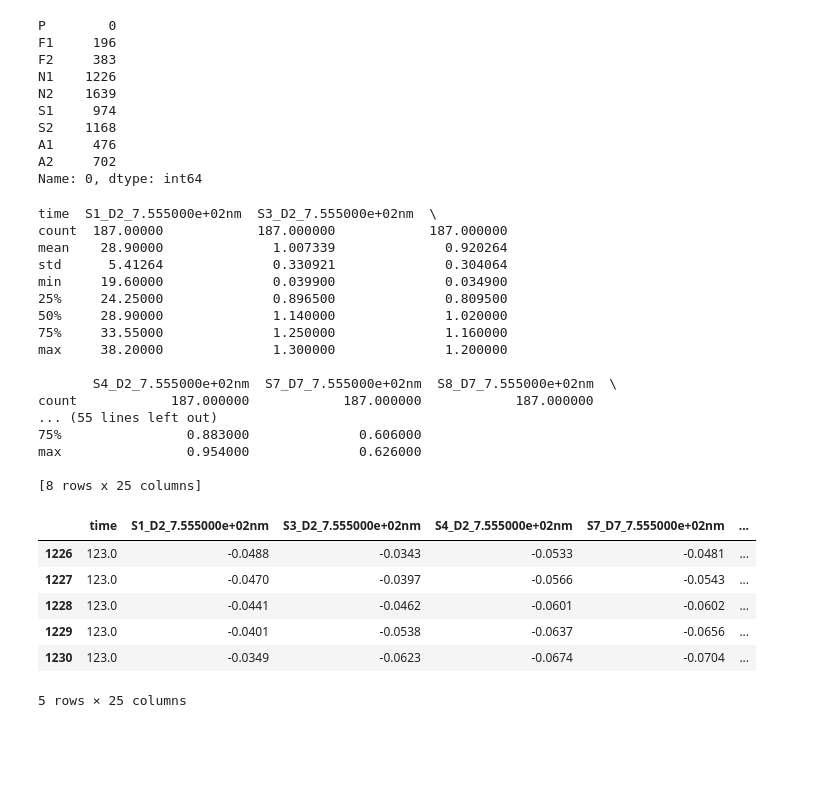
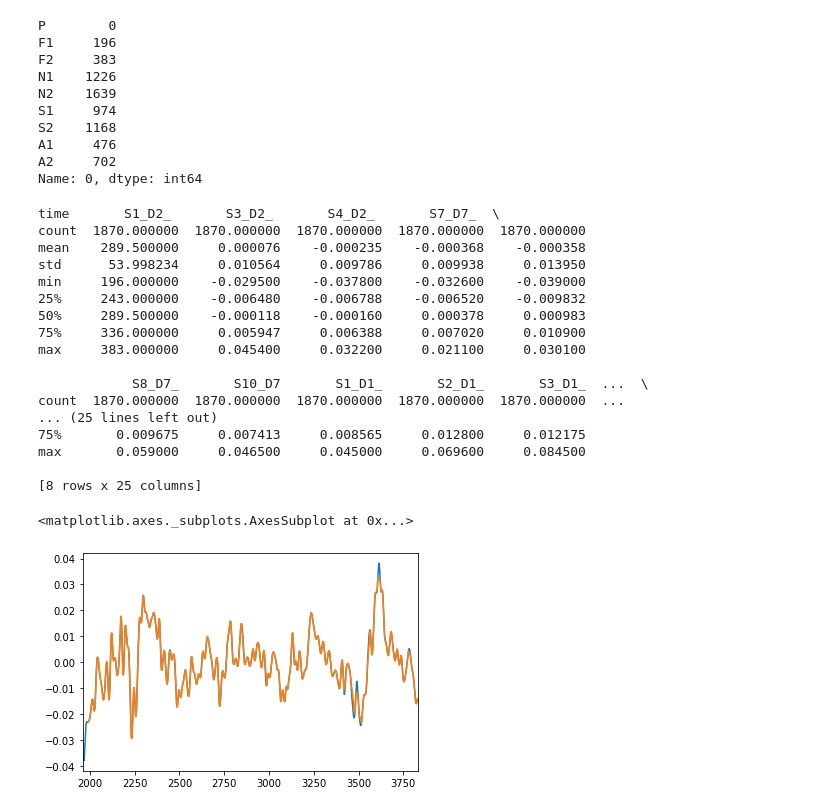
Before and after one commit to siqiyaoyao/fnirsAnalysis_Valve, a Jupyter notebook: blockAnalysis.ipynb, the cells around one changed output. Cells and saved outputs as stored; diff of their text form; code cells hidden in the pictures; blank space fills up the shorter version.

```diff
--- a/blockAnalysis.ipynb
+++ b/blockAnalysis.ipynb
@@ -70,40 +63,41 @@ A1     476
 A2     702
 Name: 0, dtype: int64
 # %%
-L1_start = singleLabel['F1']
-L1_end = singleLabel['F2']
-L2_start = singleLabel['S1']
-L2_end = singleLabel['S2']
-N_start = singleLabel['N1']
-N_end = singleLabel['N2']
-A_start = singleLabel['A1']
-A_end = singleLabel['A2']
+L1_start = singleLabel['F1']*10
+L1_end = singleLabel['F2']*10
+L2_start = singleLabel['S1']*10
+L2_end = singleLabel['S2']*10
+N_start = singleLabel['N1']*10
+N_end = singleLabel['N2']*10
+A_start = singleLabel['A1']*10
+A_end = singleLabel['A2']*10
 # %%
 
-c = [] # whole data
+segs = [] # whole data
 data = rawdata
-segs.append(rawdata.loc[range(L1_start,L1_end)])  # learning 1
-segs.append(rawdata.loc[range(L2_start,L2_end)])  # learning 2
-segs.append(rawdata.loc[range(N_start,N_end)])  # Non
-segs.append(rawdata.loc[range(A_start ,A_end)])
+# print(data.describe())
+segs.append(data.loc[range(L1_start,L1_end)])  # learning 1
+segs.append(data.loc[range(L2_start,L2_end)])  # learning 2
+segs.append(data.loc[range(N_start,N_end)])  # Non
+segs.append(data.loc[range(A_start ,A_end)])
 # print(rawdata.describe())
 print(segs[0].describe())
 # %% [output]
-time  S1_D2_7.555000e+02nm  S3_D2_7.555000e+02nm  \
-count  187.00000            187.000000            187.000000
-mean    28.90000              1.007339              0.920264
-std      5.41264              0.330921              0.304064
-min     19.60000              0.039900              0.034900
-25%     24.25000              0.896500              0.809500
-50%     28.90000              1.140000              1.020000
-75%     33.55000              1.250000              1.160000
-max     38.20000              1.300000              1.200000
+time       S1_D2_       S3_D2_       S4_D2_       S7_D7_  \
+count  1870.000000  1870.000000  1870.000000  1870.000000  1870.000000
+mean    289.500000     0.000076    -0.000235    -0.000368    -0.000358
+std      53.998234     0.010564     0.009786     0.009938     0.013950
+min     196.000000    -0.029500    -0.037800    -0.032600    -0.039000
+25%     243.000000    -0.006480    -0.006788    -0.006520    -0.009832
+50%     289.500000    -0.000118    -0.000160     0.000378     0.000983
+75%     336.000000     0.005947     0.006388     0.007020     0.010900
+max     383.000000     0.045400     0.032200     0.021100     0.030100
 
-       S4_D2_7.555000e+02nm  S7_D7_7.555000e+02nm  S8_D7_7.555000e+02nm  \
-count            187.000000            187.000000            187.000000
-... (55 lines left out)
-75%                0.883000              0.606000
-max                0.954000              0.626000
+            S8_D7_       S10_D7       S1_D1_       S2_D1_       S3_D1_  ...  \
+count  1870.000000  1870.000000  1870.000000  1870.000000  1870.000000  ...
+... (25 lines left out)
+75%       0.009675     0.007413     0.008565     0.012800     0.012175
+max       0.059000     0.046500     0.045000     0.069600     0.084500
 
 [8 rows x 25 columns]
 # %%
@@ -115,13 +109,9 @@ for k in range(0,4):
     fsegs.append(tempSegs)
 # %%
 ### plot
-segs[2].head()
-# fsegs[2]['S1_D2_'].plot
+
+segs[0]['S7_D5_'].plot()
+fsegs[0]['S7_D5_'].plot()
 # %% [output]
-|  | time | S1_D2_7.555000e+02nm | S3_D2_7.555000e+02nm | S4_D2_7.555000e+02nm | S7_D7_7.555000e+02nm | ... |
-| 1226 | 123.0 | -0.0488 | -0.0343 | -0.0533 | -0.0481 | ... |
-| 1227 | 123.0 | -0.0470 | -0.0397 | -0.0566 | -0.0543 | ... |
-| 1228 | 123.0 | -0.0441 | -0.0462 | -0.0601 | -0.0602 | ... |
-| 1229 | 123.0 | -0.0401 | -0.0538 | -0.0637 | -0.0656 | ... |
-| 1230 | 123.0 | -0.0349 | -0.0623 | -0.0674 | -0.0704 | ... |
-5 rows × 25 columns
+<matplotlib.axes._subplots.AxesSubplot at 0x...>
+[figure, added]
```
Also changed, not shown: parts of 2 cells of this notebook, 17 other files.
